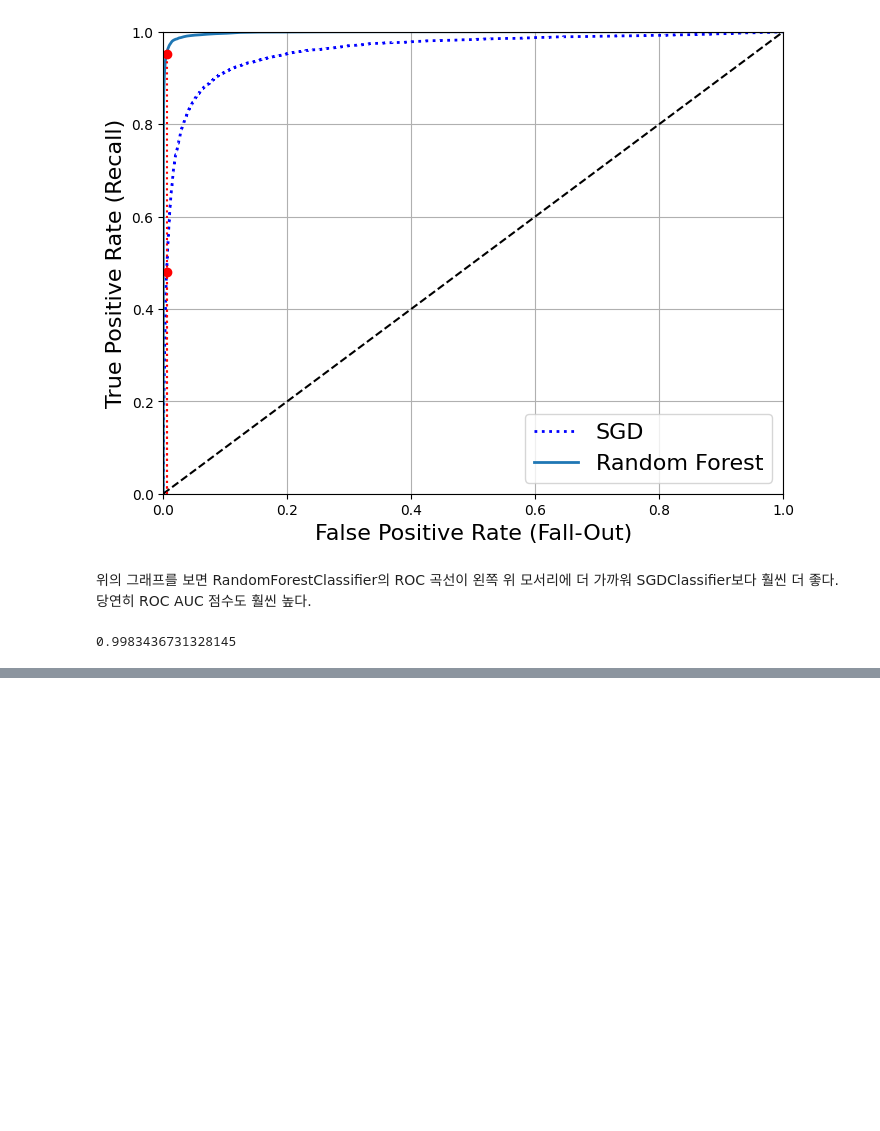
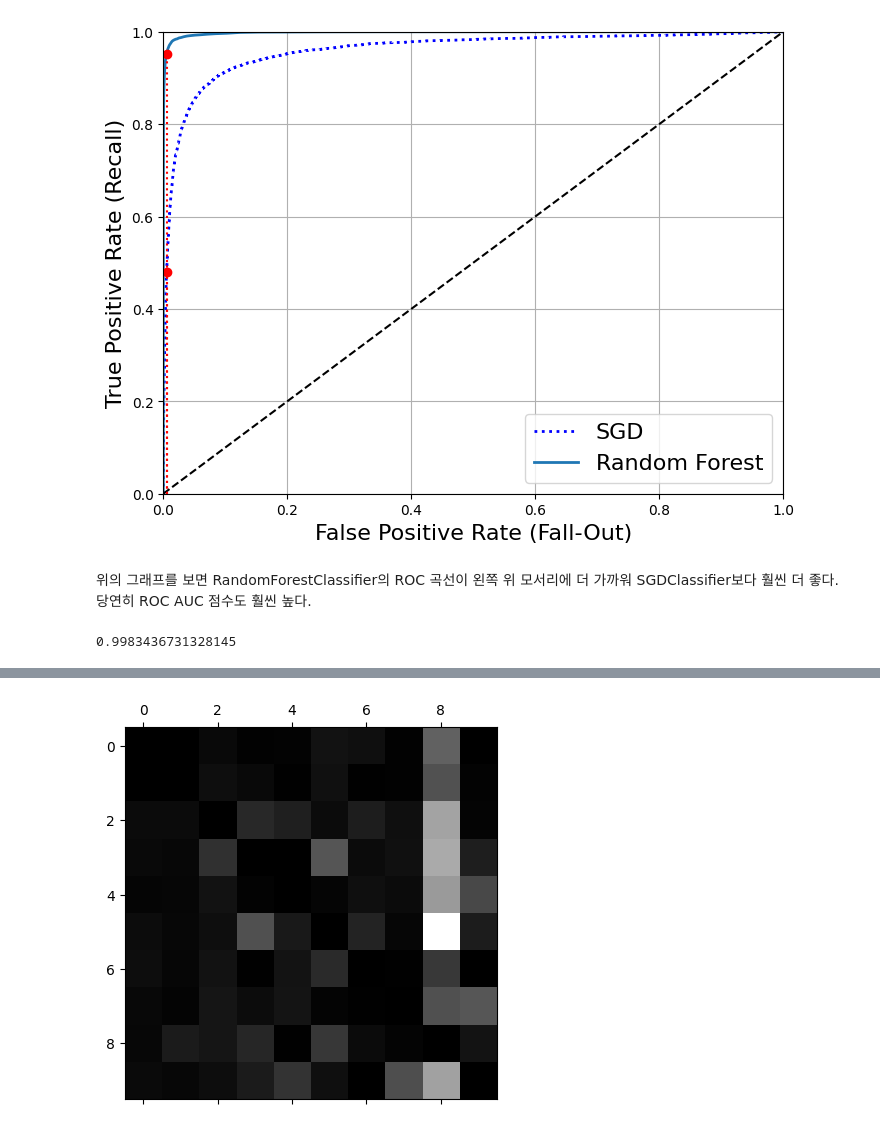
Before and after one commit to Parkseojin2001/Hands-On-ML, a Jupyter notebook: 03_classification.ipynb, the cells around one changed output, grey strips where cells are left out. Cells and saved outputs as stored; diff of their text form; code cells hidden in the pictures; blank space fills up the shorter version.

```diff
--- a/03_classification.ipynb
+++ b/03_classification.ipynb
@@ -382,0 +532,6 @@ roc_auc_score(y_train_5, y_scores_forest)
+# %%
+np.fill_diagonal(norm_conf_mx, 0)
+plt.matshow(norm_conf_mx, cmap = plt.cm.gray)
+plt.show()
+# %% [output]
+[figure, added]
```
Also changed, not shown: parts of 34 cells of this notebook.
